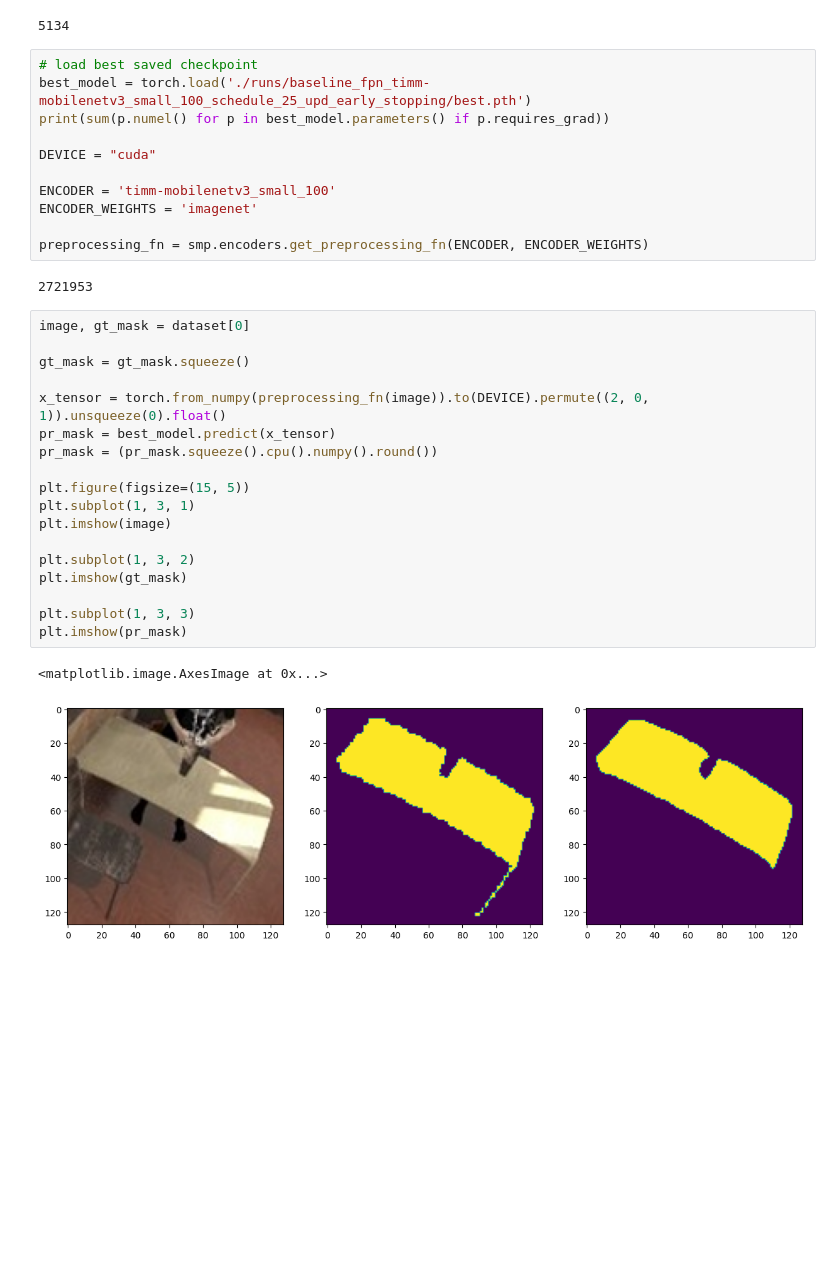
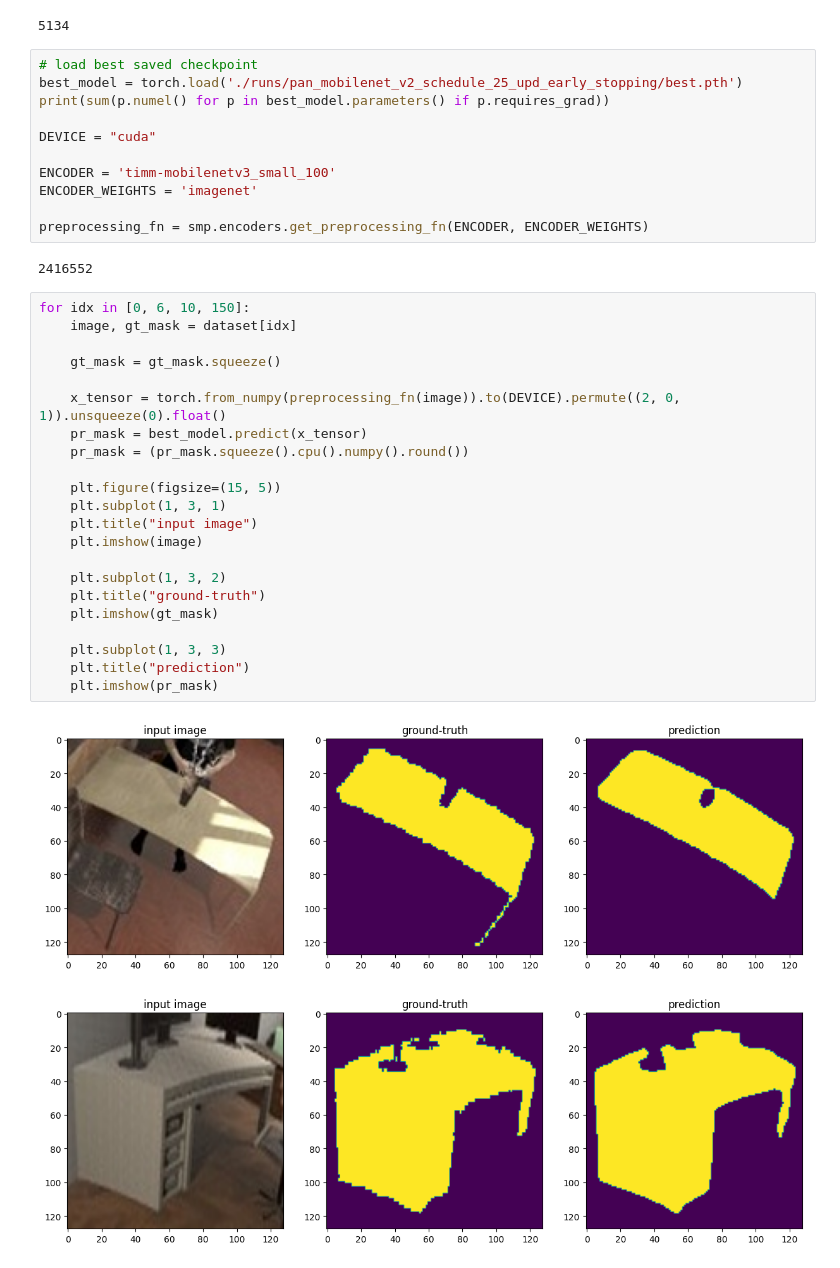
Before and after one commit to klymya/pg-research, a Jupyter notebook: theodore/fpn/vis_results.ipynb, the cells around one changed output. Cells and saved outputs as stored; diff of their text form; blank space fills up the shorter version.

Commit message:
add more segmantation models

```diff
--- a/theodore/fpn/vis_results.ipynb
+++ b/theodore/fpn/vis_results.ipynb
@@ -19,7 +19,7 @@ len(dataset)
 5134
 # %%
 # load best saved checkpoint
-best_model = torch.load('./runs/baseline_fpn_timm-mobilenetv3_small_100_schedule_25_upd_early_stopping/best.pth')
+best_model = torch.load('./runs/pan_mobilenet_v2_schedule_25_upd_early_stopping/best.pth')
 print(sum(p.numel() for p in best_model.parameters() if p.requires_grad))
 
 DEVICE = "cuda"
@@ -29,25 +29,29 @@ ENCODER_WEIGHTS = 'imagenet'
 
 preprocessing_fn = smp.encoders.get_preprocessing_fn(ENCODER, ENCODER_WEIGHTS)
 # %% [output]
-2721953
+2416552
 # %%
-image, gt_mask = dataset[0]
+for idx in [0, 6, 10, 150]:
+    image, gt_mask = dataset[idx]
 
-gt_mask = gt_mask.squeeze()
+    gt_mask = gt_mask.squeeze()
 
-x_tensor = torch.from_numpy(preprocessing_fn(image)).to(DEVICE).permute((2, 0, 1)).unsqueeze(0).float()
-pr_mask = best_model.predict(x_tensor)
-pr_mask = (pr_mask.squeeze().cpu().numpy().round())
+    x_tensor = torch.from_numpy(preprocessing_fn(image)).to(DEVICE).permute((2, 0, 1)).unsqueeze(0).float()
+    pr_mask = best_model.predict(x_tensor)
+    pr_mask = (pr_mask.squeeze().cpu().numpy().round())
 
-plt.figure(figsize=(15, 5))
-plt.subplot(1, 3, 1)
-plt.imshow(image)
+    plt.figure(figsize=(15, 5))
+    plt.subplot(1, 3, 1)
+    plt.title("input image")
+    plt.imshow(image)
 
-plt.subplot(1, 3, 2)
-plt.imshow(gt_mask)
+    plt.subplot(1, 3, 2)
+    plt.title("ground-truth")
+    plt.imshow(gt_mask)
 
-plt.subplot(1, 3, 3)
-plt.imshow(pr_mask)
+    plt.subplot(1, 3, 3)
+    plt.title("prediction")
+    plt.imshow(pr_mask)
 # %% [output]
-<matplotlib.image.AxesImage at 0x...>
-[figure, old version]
+[figure, new version]
+[figure, added]
```
Also changed, not shown: parts of 2 cells of this notebook, 12 other files.
